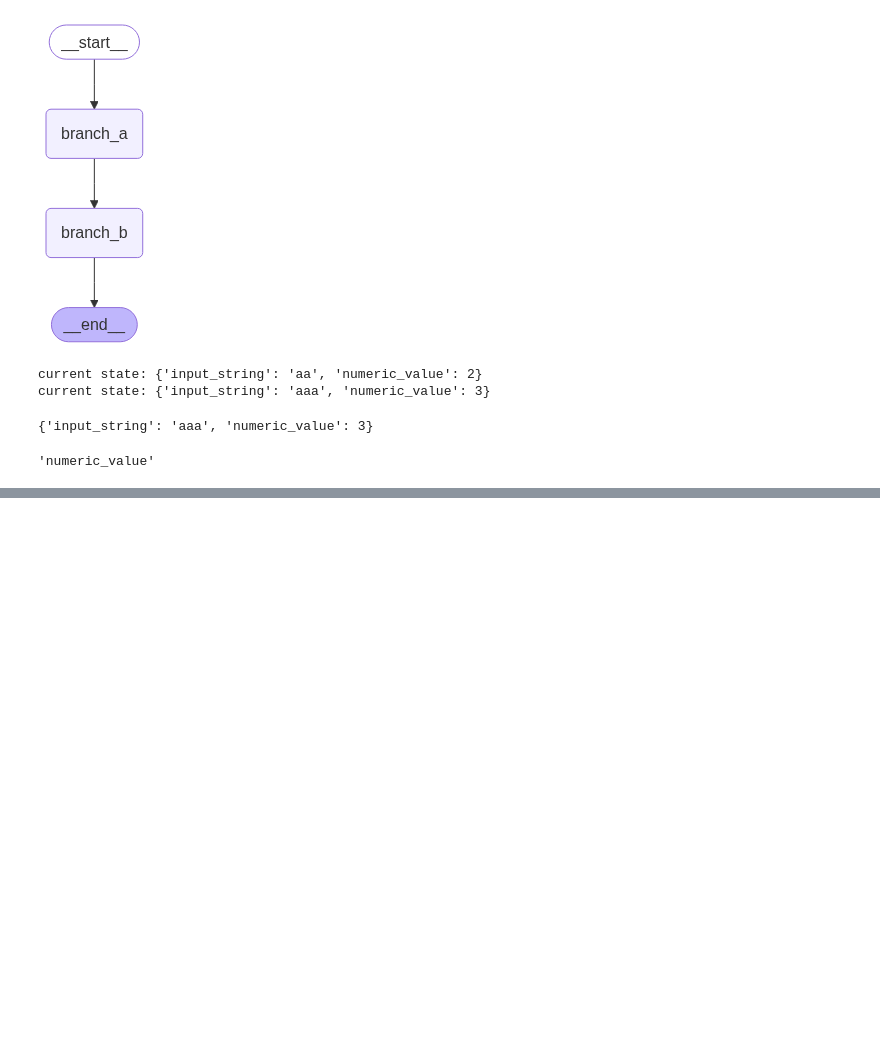
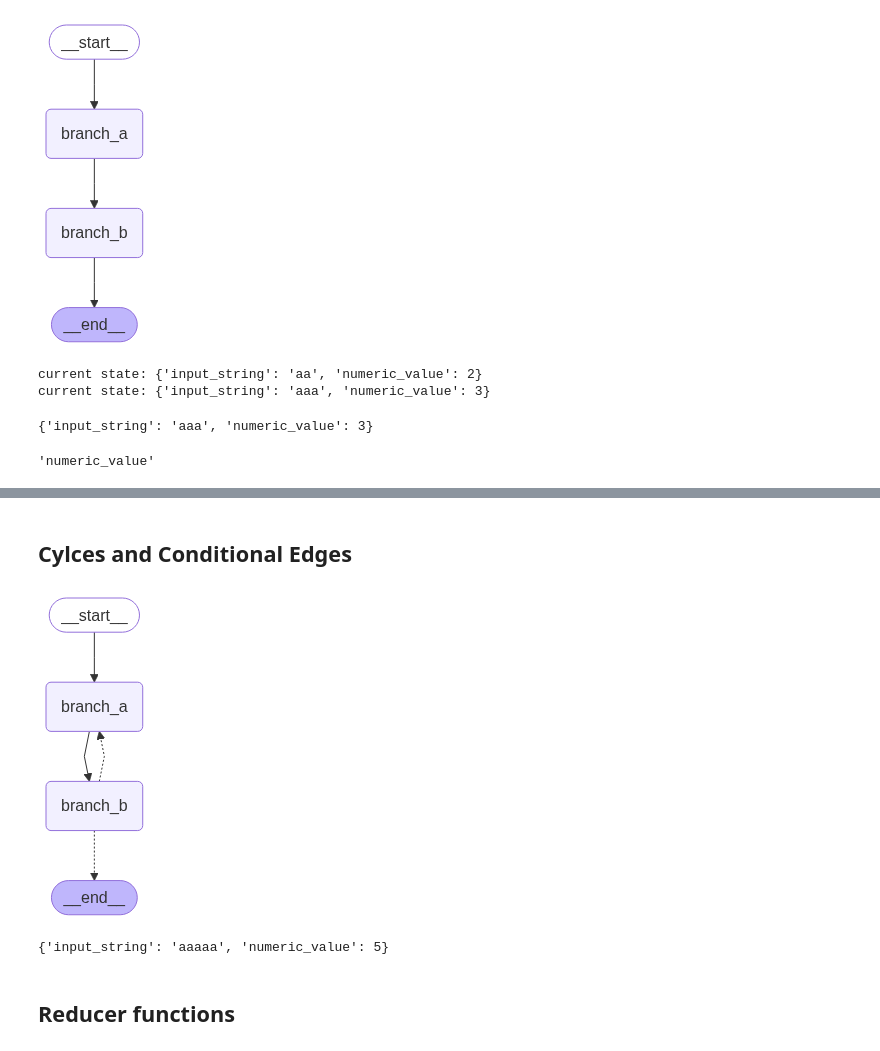
Before and after one commit to batman7090/Lang_graph, a Jupyter notebook: 01_Basics.ipynb, the cells around one changed output, grey strips where cells are left out. Cells and saved outputs as stored; diff of their text form; code cells hidden in the pictures; blank space fills up the shorter version.

```diff
--- a/01_Basics.ipynb
+++ b/01_Basics.ipynb
@@ -106,0 +125,47 @@ except KeyError as e:
+# %% [markdown]
+## Cylces and Conditional Edges
+# %%
+def modify_state(input: InputState):
+    input['input_string'] += 'a'
+    input['numeric_value'] += 1
+    return input
+
+def router(input: InputState):
+    if input["numeric_value"] < 5:
+        return "branch_a"
+    else:
+        return "__end__"
+
+
+conditional_graph = StateGraph(InputState)
+
+conditional_graph.add_node("branch_a", modify_state)
+conditional_graph.add_node("branch_b", modify_state)
+conditional_graph.add_edge("branch_a", "branch_b")
+conditional_graph.add_conditional_edges(
+    "branch_b", router, {"branch_a": "branch_a", "__end__":END}
+)
+
+conditional_graph.set_entry_point("branch_a")
+
+
+conditional_runnable = conditional_graph.compile()
+# %%
+from IPython.display import display, Image
+from langchain_core.runnables.graph import MermaidDrawMethod
+
+display(
+    Image(
+        conditional_runnable.get_graph().draw_mermaid_png(
+            draw_method=MermaidDrawMethod.API
+        )
+    )
+)
+# %% [output]
+[figure, added]
+# %%
+conditional_runnable.invoke({"input_string": "a", "numeric_value": 1})
+# %% [output]
+{'input_string': 'aaaaa', 'numeric_value': 5}
+# %% [markdown]
+## Reducer functions
```
Also changed, not shown: parts of 11 cells of this notebook.
